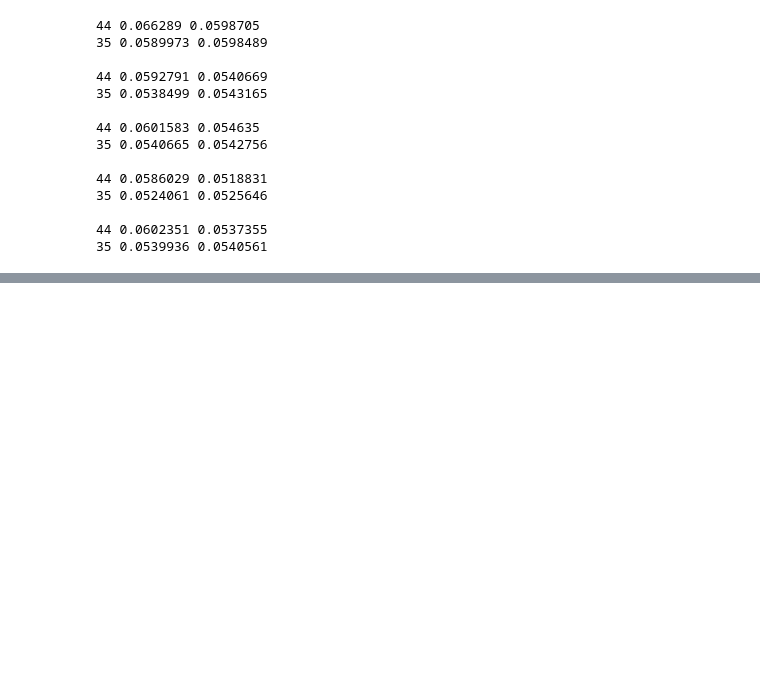
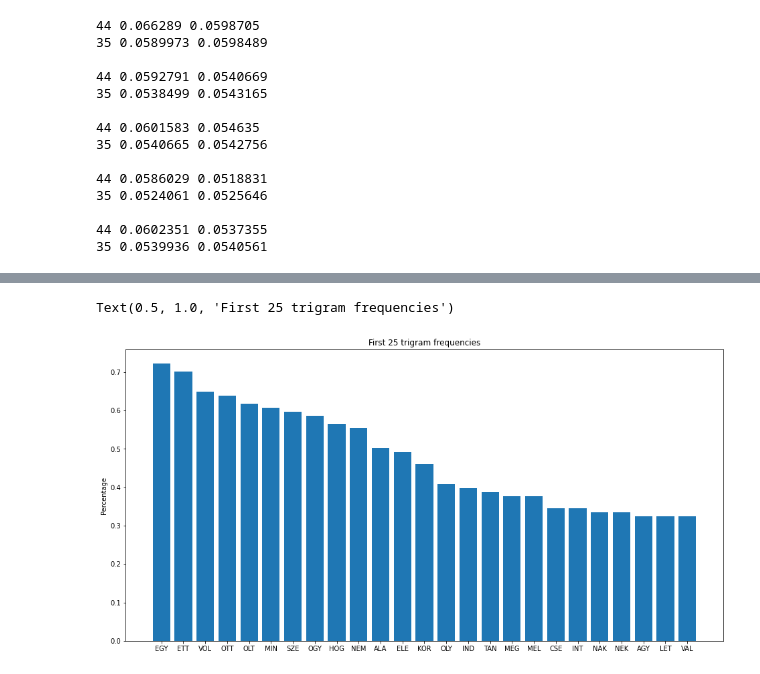
Before and after one commit to perendi/EnigmaSimulator, a Jupyter notebook: Hungarian letter frequency charts.ipynb, the cells around one changed output, grey strips where cells are left out. Drawn from its saved outputs; the diff is of its cells as text; code cells hidden in the pictures; blank space fills up the shorter version.

Commit message:
Trigram calculations added

```diff
--- a/Hungarian letter frequency charts.ipynb
+++ b/Hungarian letter frequency charts.ipynb
@@ -155,0 +156,37 @@ Text(0.5, 1.0, 'First 25 bigram frequencies')
+# %%
+#Calculate trigram frequencies
+def calcTrigramFreqs(alphabet, text):
+    trigramList = []
+    freqs = []
+    count = 0
+
+    for first in alphabet:
+        if len(first) == 1:
+            for second in alphabet:
+                if len(second) == 1:
+                    for third in alphabet:
+                        if len(third) == 1:
+                            trigramList.append([first.upper()+second.upper()+third.upper(), text.upper().count(first.upper()+second.upper()+third.upper())])
+                            count += text.upper().count(first.upper()+second.upper()+third.upper())
+
+    trigramList = sorted(trigramList, key=lambda tup:tup[1], reverse=True)
+
+
+    for element in trigramList:
+        element.append((element[1]/count)*100)
+
+    return trigramList
+
+#Change text to analyse another text
+trigramList = calcTrigramFreqs(ALPHABET_HUN, TEXT5)
+
+xAxis = [e[0] for e in trigramList if e[2] != 0][:25]
+yAxis = [e[2] for e in trigramList if e[2] != 0][:25]
+
+plt.figure(figsize=(16,8))
+plt.bar(xAxis, yAxis)
+plt.ylabel('Percentage')
+plt.title('First 25 trigram frequencies')
+# %% [output]
+Text(0.5, 1.0, 'First 25 trigram frequencies')
+[figure, added]
```
Also changed, not shown: parts of 1 cell of this notebook.
